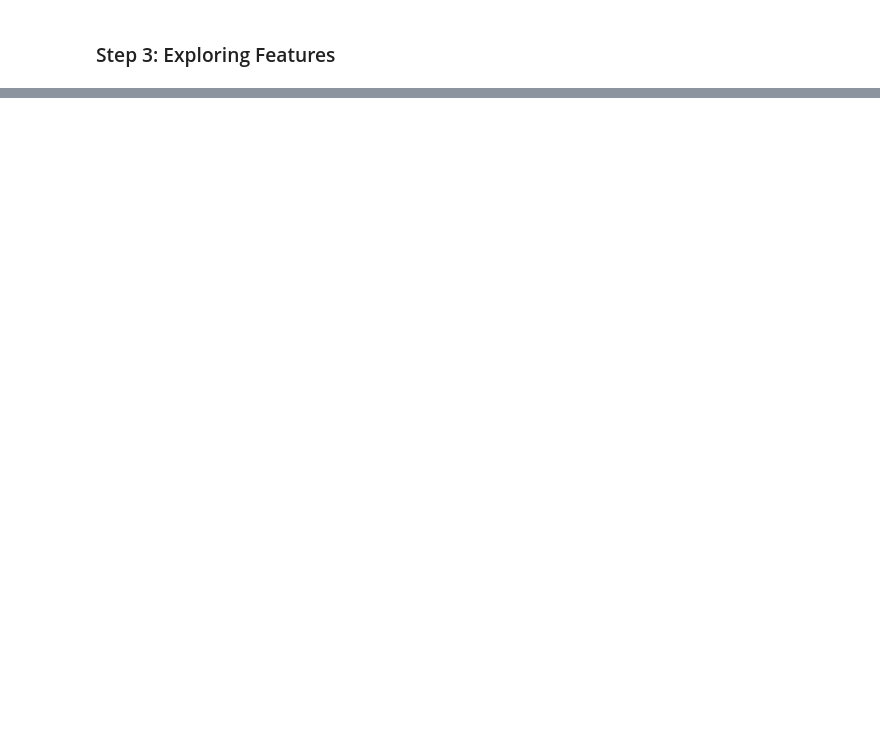
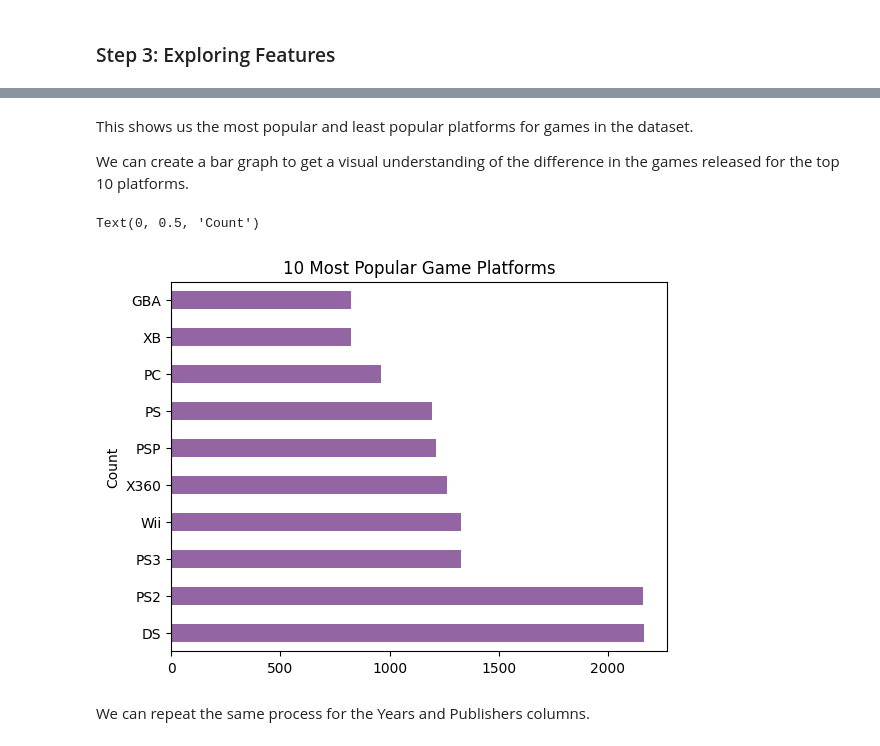
Before and after one commit to nstanfield/Video-Game-Sales-Analysis, a Jupyter notebook: Game_Sales_Analysis.ipynb, the cells around one changed output, grey strips where cells are left out. Drawn from its saved outputs; the diff is of its cells as text; code cells hidden in the pictures; blank space fills up the shorter version.

```diff
--- a/Game_Sales_Analysis.ipynb
+++ b/Game_Sales_Analysis.ipynb
@@ -120,0 +143,12 @@ No rows are duplicated in the dataset.
+# %% [markdown]
+This shows us the most popular and least popular platforms for games in the dataset.
+
+We can create a bar graph to get a visual understanding of the difference in the games released for the top 10 platforms.
+# %%
+platform_plot = game_sales['Platform'].value_counts().head(10).plot(kind='barh', title='10 Most Popular Game Platforms', color='#9366a3')
+platform_plot.set_ylabel('Count')
+# %% [output]
+Text(0, 0.5, 'Count')
+[figure, added]
+# %% [markdown]
+We can repeat the same process for the Years and Publishers columns.
```
Also changed, not shown: parts of 8 cells of this notebook.
